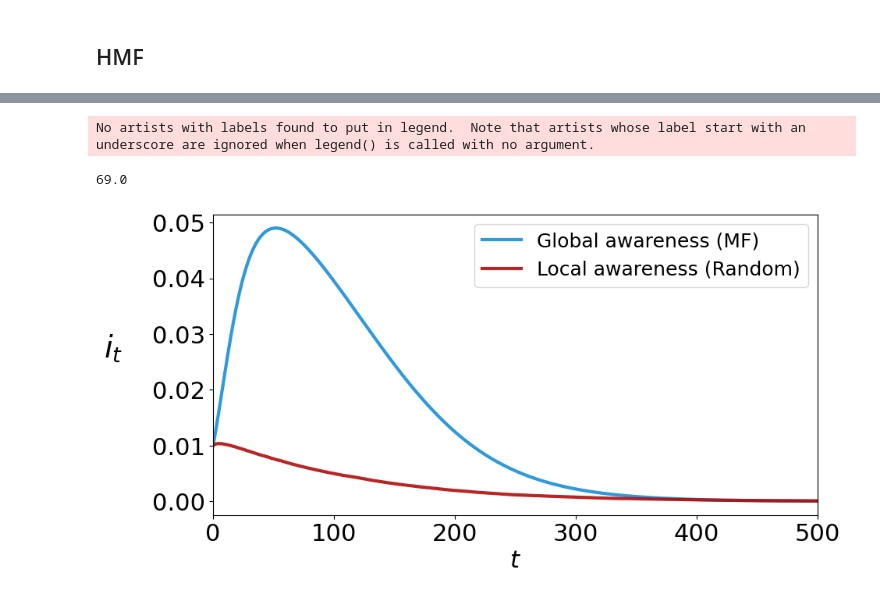
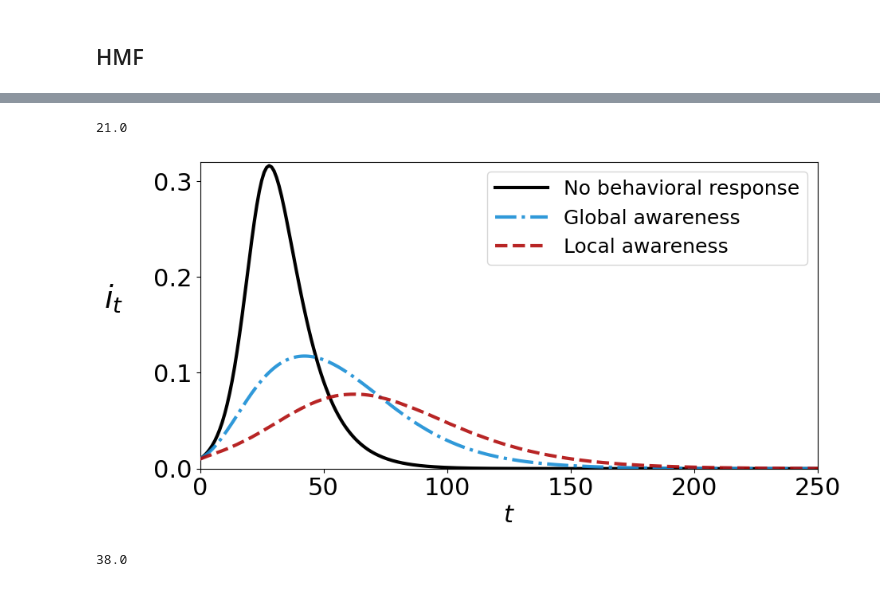
Before and after one commit to lorenzoamir/EpiNetworkPaper, a Jupyter notebook: Notebooks/EpiNetworkNotebook.ipynb, the cells around one changed output, grey strips where cells are left out. Saved outputs shown, nothing was run; the diff lists cells and outputs as text; code cells hidden in the pictures.

```diff
--- a/Notebooks/EpiNetworkNotebook.ipynb
+++ b/Notebooks/EpiNetworkNotebook.ipynb
@@ -12,6 +12,7 @@ import seaborn as sns
 A_OPT = True # Generates a_opt vs theta Fig.
 A_EQ = True  # Generates a_eq vs alpha Fig.
 MF = True
+FARBOODI = True
 HMF = True
 R_INF = True # Generates r_inf vs alpha Fig.
 I_MAX = True
@@ -227,0 +417,9 @@ if MF == True:
+# %%
+fig, ax = plt.subplots(figsize=(10, 6))
+
+ax.plot(tt, equilibrium["r"]/sird["r"][-1])
+
+ax.set_xticks(dates_fat)
+ax.set_xticklabels(["03/13/2020", "03/27/2020", "04/10/2020", "04/24/2020", "05/08/2020", "05/22/2020", "06/05/2020", "06/19/2020", "07/03/2020"])
+ax.tick_params(axis='x', labelsize=fontsize, rotation=90)
+ax.set_xlim(dates_fat[0], dates_fat[-1])
@@ -409,6 +664,5 @@ if HMF == True:
 # %%
 if R_INF == True and I_MAX == True:
-    # Not scaled
 
     alpha_grid = []
 
@@ -546,10 +800,13 @@ if R_INF == True and I_MAX == True:
     ax1.text(1e-1, 0.86, r"$\bf{a}$", horizontalalignment='left', fontsize=22)
     ax2.text(1e-1, 0.86, r"$\bf{b}$", horizontalalignment='left', fontsize=22)
 
-    ax1.set_xlim(0.09, 1.1*alpha_max)
+    #ax1.set_xlim(0.09, 1.1*alpha_max)
+    #ax2.set_xlim(0.09, 1.1*alpha_max)
+
+    ax1.set_xlim(0.09, 200)
+    ax2.set_xlim(0.09, 200)
+
     ax1.set_ylim(0, 1)
-
-    ax2.set_xlim(0.09, 1.1*alpha_max)
     ax2.set_ylim(0, 1)
 
     ax2.legend(prop={'size': 18}, fontsize='big')
@@ -714,7 +975,7 @@ if R_INF == True and I_MAX == True:
 # %%
 if EPI_CURVES == True:
 
-    t_lim = 500
+    t_lim = 250
     alpha_grid = []
 
     random_path = "../Data/RandomNetworkData/"
@@ -728,6 +989,7 @@ if EPI_CURVES == True:
     alpha_grid = np.array(alpha_grid)
 
     linewidth = 3
+    transparency = 1
 
     c1 = "#b10d0dff" # red
     c1_light = np.array(mpl.colors.to_rgba(c1))
@@ -748,52 +1010,58 @@ if EPI_CURVES == True:
         tt, result_MF, a, eradicated = simulate_MF(t_max, beta_MF, mu, alpha, i0)
 
         if alpha == 0:
-            #ax.plot(tt ,result_MF["i"], linewidth=linewidth, linestyle="--",
-            #        color="k", zorder=-99, label="No behavioral response (MF)")
+            ax.plot(tt ,result_MF["i"], linewidth=linewidth, linestyle="-", alpha=transparency,
+                    color="k", zorder=-99, label="No behavioral response",
+                    #path_effects=[pe.Stroke(linewidth=linewidth+2, foreground=c2_light, alpha=transparency), pe.Normal()]
+                   )
+
             #ax.text(37, 0.27, r"$\alpha = 0$",
             #         horizontalalignment='left', fontsize=18)
             pass
         else:
             print(alpha)
-            ax.plot(tt ,result_MF["i"], linewidth=linewidth, linestyle="-",
-                    color=c2_light, zorder=-99, label="Global awareness (MF)")
+            ax.plot(tt ,result_MF["i"], linewidth=linewidth, linestyle="-.",
+                    color=c2_light, zorder=10, label="Global awareness")
 
         # Random Network
 
         random_sims_matrix = np.load(random_path+"/alpha="+str(alpha)+"/simulations.npy")
         tt_random_sims = np.linspace(0, dt*random_sims_matrix.shape[1], random_sims_matrix.shape[1])
 
         boxplot_dict = {"t_plot": [],
                         "i": []}
 
-        if alpha != 0:
-            #ax1.plot(np.mean(random_sims_matrix, axis=0), linewidth=linewidth, linestyle="-",
-            #        color=c1_light)
-            #boxplot = sns.boxplot(x='t_plot', y='i', data=df, color=c1_light, ax=ax,
-            #                      showfliers=False)
-        #else:
-            ax.plot(tt_random_sims ,np.mean(random_sims_matrix, axis=0), linewidth=linewidth, linestyle="-",
-                    color=c1_light, label="Local awareness (Random)")
+        if alpha == 0:
+            pass
+            #ax.plot(np.mean(random_sims_matrix, axis=0), linewidth=linewidth-1, linestyle="-.", alpha=transparency,
+            #        color="k", label="No behavioral response (Random)",
+            #        path_effects=[pe.Stroke(linewidth=linewidth+2, foreground=c1_light, alpha=transparency), pe.Normal()])
+        else:
+            ax.plot(tt_random_sims ,np.mean(random_sims_matrix, axis=0), linewidth=linewidth, linestyle="--",
+                    color=c1_light, zorder=10, label="Local awareness")
             #ax.text(120, 0.03, r"$\alpha = {:.2g}$".format(alpha),
             #         horizontalalignment='left', fontsize=18)
             #boxplot = sns.boxplot(x='t_plot', y='i', data=df, color=c1_light, ax=ax,
             #                      showfliers=False)
 
         ax.set_xlabel('$t$', fontsize = fontsize)
         ax.set_ylabel(r'$i_{t}$', fontsize = bigfontsize, labelpad = 36).set_rotation(0)
         ax.tick_params(axis='both', which='both', labelsize = fontsize)
 
         ax.set_xlim(0, t_lim)
-        #ax.set_ylim(0, 0.32)
-        ax.set_xlim(0, t_lim)
+        ax.set_ylim(0, 0.32)
+
         #ax2.set_ylim(0, 0.08)
 
-        ax.legend(prop={'size': 18}, fontsize='big')
+        ax.legend(prop={'size': 18}, handlelength=2.65, fontsize='big')
         #ax2.xaxis.set_ticks([0, 10, 50, 100])
 
     plt.savefig("../Figures/epicurves/epicurves.pdf", bbox_inches='tight')
     plt.show()
 # %% [output]
-No artists with labels found to put in legend.  Note that artists whose label start with an underscore are ignored when legend() is called with no argument.
+21.0
-69.0
-[figure, old version]
+[figure, new version]
+# %%
+alpha
+# %% [output]
+38.0
```
Also changed, not shown: parts of 30 cells of this notebook.
